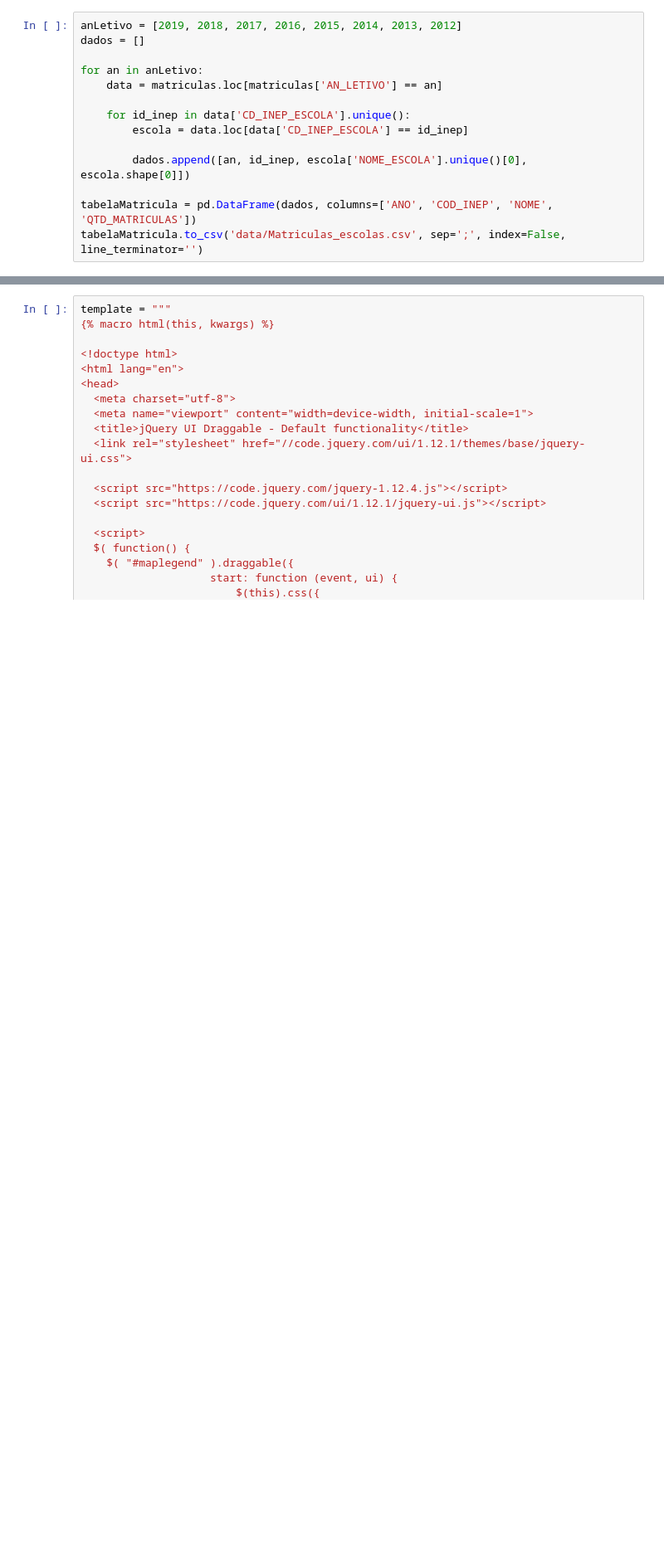
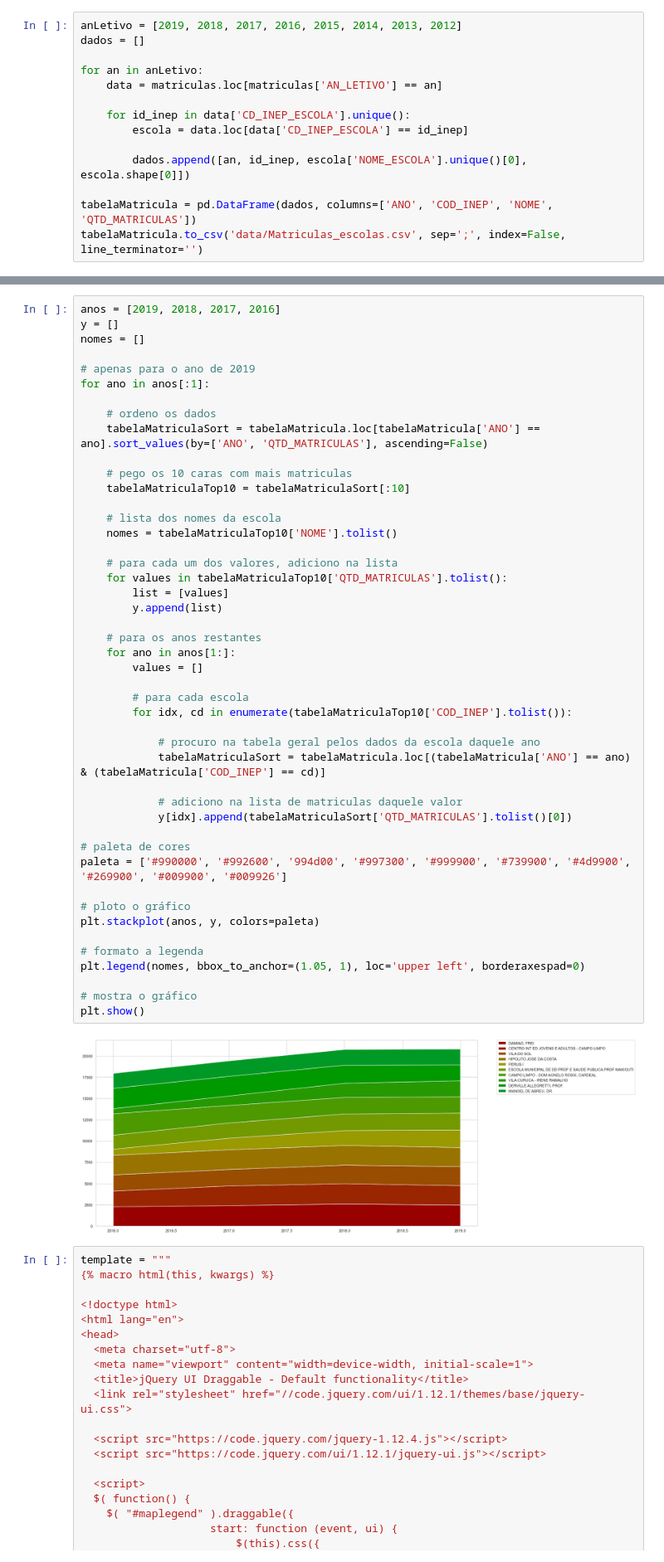
Before and after one commit to EnzoItaliano/visualizacao-dados, a Jupyter notebook: segunda_apresentacao.ipynb, the cells around one changed output, grey strips where cells are left out. Shown: that part at 83% size. Drawn from its saved outputs; the diff is of its cells as text; blank space fills up the shorter version.

```diff
--- a/segunda_apresentacao.ipynb
+++ b/segunda_apresentacao.ipynb
@@ -132,3 +122,51 @@ plt.show()
+# %%
+anos = [2019, 2018, 2017, 2016]
+y = []
+nomes = []
+
+# apenas para o ano de 2019
+for ano in anos[:1]:
+
+    # ordeno os dados
+    tabelaMatriculaSort = tabelaMatricula.loc[tabelaMatricula['ANO'] == ano].sort_values(by=['ANO', 'QTD_MATRICULAS'], ascending=False)
+
+    # pego os 10 caras com mais matriculas
+    tabelaMatriculaTop10 = tabelaMatriculaSort[:10]
+
+    # lista dos nomes da escola
+    nomes = tabelaMatriculaTop10['NOME'].tolist()
+
+    # para cada um dos valores, adiciono na lista
+    for values in tabelaMatriculaTop10['QTD_MATRICULAS'].tolist():
+        list = [values]
+        y.append(list)
+
+    # para os anos restantes
+    for ano in anos[1:]:
+        values = []
+
+        # para cada escola
+        for idx, cd in enumerate(tabelaMatriculaTop10['COD_INEP'].tolist()):
+
+            # procuro na tabela geral pelos dados da escola daquele ano
+            tabelaMatriculaSort = tabelaMatricula.loc[(tabelaMatricula['ANO'] == ano) & (tabelaMatricula['COD_INEP'] == cd)]
+
+            # adiciono na lista de matriculas daquele valor
+            y[idx].append(tabelaMatriculaSort['QTD_MATRICULAS'].tolist()[0])
+
+# paleta de cores
+paleta = ['#990000', '#992600', '994d00', '#997300', '#999900', '#739900', '#4d9900', '#269900', '#009900', '#009926']
+
+# ploto o gráfico
+plt.stackplot(anos, y, colors=paleta)
+
+# formato a legenda
+plt.legend(nomes, bbox_to_anchor=(1.05, 1), loc='upper left', borderaxespad=0)
+
+# mostra o gráfico
+plt.show()
+# %% [output]
+[figure, added]
 # %%
 template = """
 {% macro html(this, kwargs) %}
```
Also changed, not shown: parts of 4 cells of this notebook.
